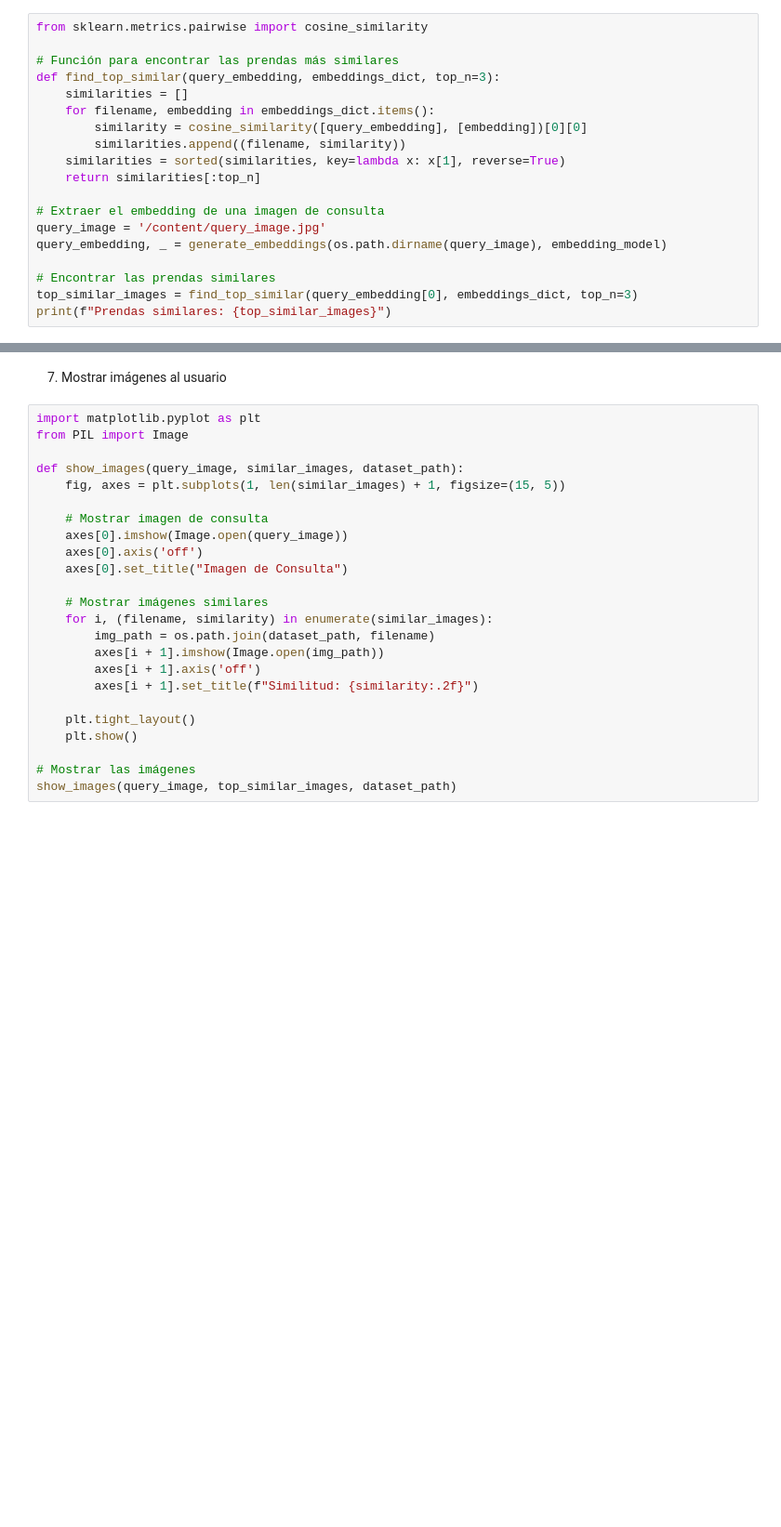
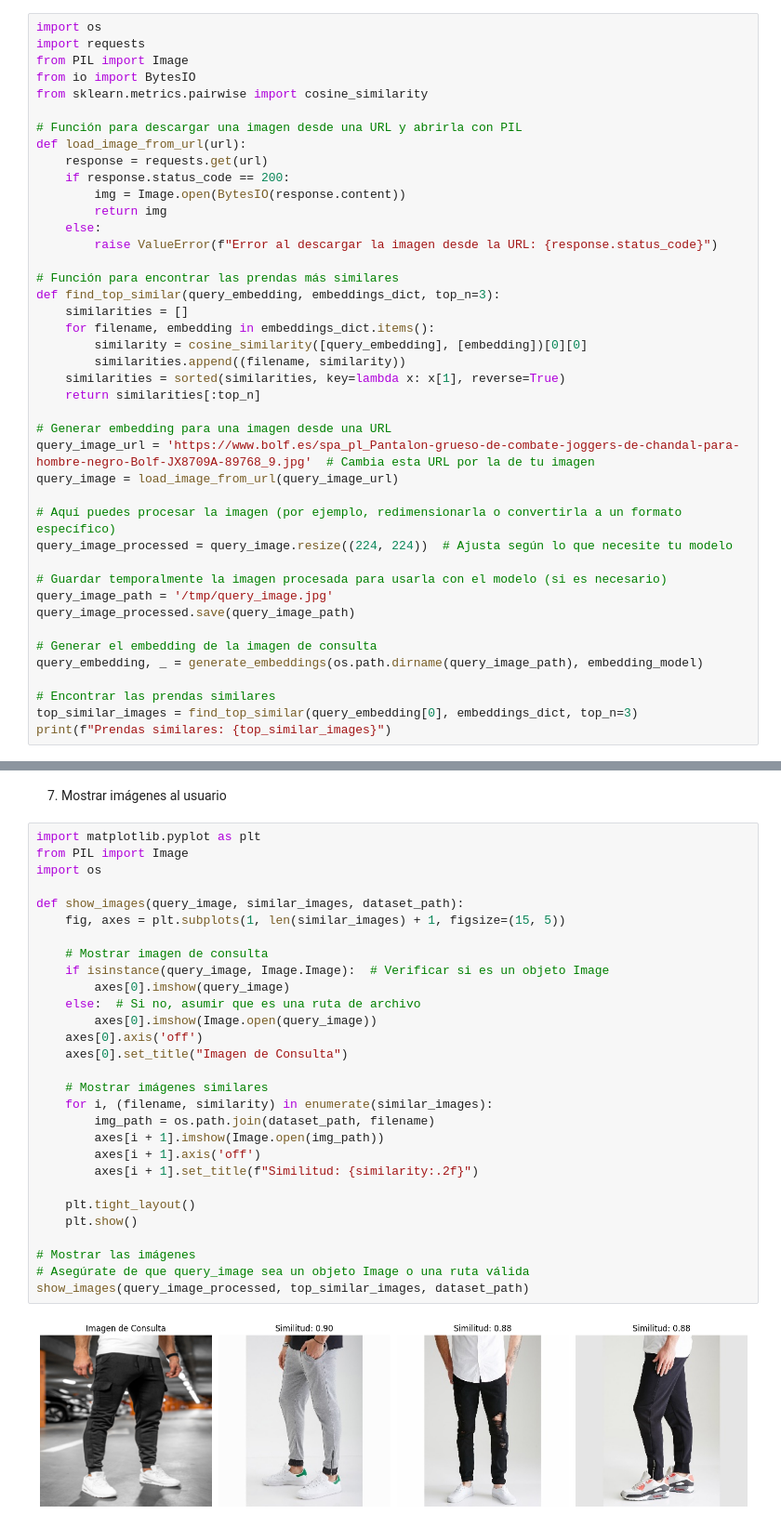
Before and after one commit to ToniMarGar/Final_Project-Clothify, a Jupyter notebook: Proyecto_final_test_InceptionV3.ipynb, the cells around one changed output, grey strips where cells are left out. Shown at 93% size. Saved outputs shown, nothing was run; the diff lists cells and outputs as text; blank space fills up the shorter version.

```diff
--- a/Proyecto_final_test_InceptionV3.ipynb
+++ b/Proyecto_final_test_InceptionV3.ipynb
@@ -338,5 +353,18 @@ print(f"Color dominante: {dominant_color}")
 # %%
+import os
+import requests
+from PIL import Image
+from io import BytesIO
 from sklearn.metrics.pairwise import cosine_similarity
+
+# Función para descargar una imagen desde una URL y abrirla con PIL
+def load_image_from_url(url):
+    response = requests.get(url)
+    if response.status_code == 200:
+        img = Image.open(BytesIO(response.content))
+        return img
+    else:
+        raise ValueError(f"Error al descargar la imagen desde la URL: {response.status_code}")
 
 # Función para encontrar las prendas más similares
 def find_top_similar(query_embedding, embeddings_dict, top_n=3):
@@ -347,9 +375,19 @@ def find_top_similar(query_embedding, embeddings_dict, top_n=3):
     similarities = sorted(similarities, key=lambda x: x[1], reverse=True)
     return similarities[:top_n]
 
-# Extraer el embedding de una imagen de consulta
-query_image = '/content/query_image.jpg'
-query_embedding, _ = generate_embeddings(os.path.dirname(query_image), embedding_model)
+# Generar embedding para una imagen desde una URL
+query_image_url = 'https://www.bolf.es/spa_pl_Pantalon-grueso-de-combate-joggers-de-chandal-para-hombre-negro-Bolf-JX8709A-89768_9.jpg'  # Cambia esta URL por la de tu imagen
+query_image = load_image_from_url(query_image_url)
+
+# Aquí puedes procesar la imagen (por ejemplo, redimensionarla o convertirla a un formato específico)
+query_image_processed = query_image.resize((224, 224))  # Ajusta según lo que necesite tu modelo
+
+# Guardar temporalmente la imagen procesada para usarla con el modelo (si es necesario)
+query_image_path = '/tmp/query_image.jpg'
+query_image_processed.save(query_image_path)
+
+# Generar el embedding de la imagen de consulta
+query_embedding, _ = generate_embeddings(os.path.dirname(query_image_path), embedding_model)
 
 # Encontrar las prendas similares
 top_similar_images = find_top_similar(query_embedding[0], embeddings_dict, top_n=3)
@@ -359,24 +400,31 @@ print(f"Prendas similares: {top_similar_images}")
 # %%
 import matplotlib.pyplot as plt
 from PIL import Image
+import os
 
 def show_images(query_image, similar_images, dataset_path):
     fig, axes = plt.subplots(1, len(similar_images) + 1, figsize=(15, 5))
 
     # Mostrar imagen de consulta
-    axes[0].imshow(Image.open(query_image))
+    if isinstance(query_image, Image.Image):  # Verificar si es un objeto Image
+        axes[0].imshow(query_image)
+    else:  # Si no, asumir que es una ruta de archivo
+        axes[0].imshow(Image.open(query_image))
     axes[0].axis('off')
     axes[0].set_title("Imagen de Consulta")
 
     # Mostrar imágenes similares
     for i, (filename, similarity) in enumerate(similar_images):
         img_path = os.path.join(dataset_path, filename)
         axes[i + 1].imshow(Image.open(img_path))
         axes[i + 1].axis('off')
         axes[i + 1].set_title(f"Similitud: {similarity:.2f}")
 
     plt.tight_layout()
     plt.show()
 
 # Mostrar las imágenes
-show_images(query_image, top_similar_images, dataset_path)
+# Asegúrate de que query_image sea un objeto Image o una ruta válida
+show_images(query_image_processed, top_similar_images, dataset_path)
+# %% [output]
+[figure, added]
```
Also changed, not shown: parts of 7 cells of this notebook.
